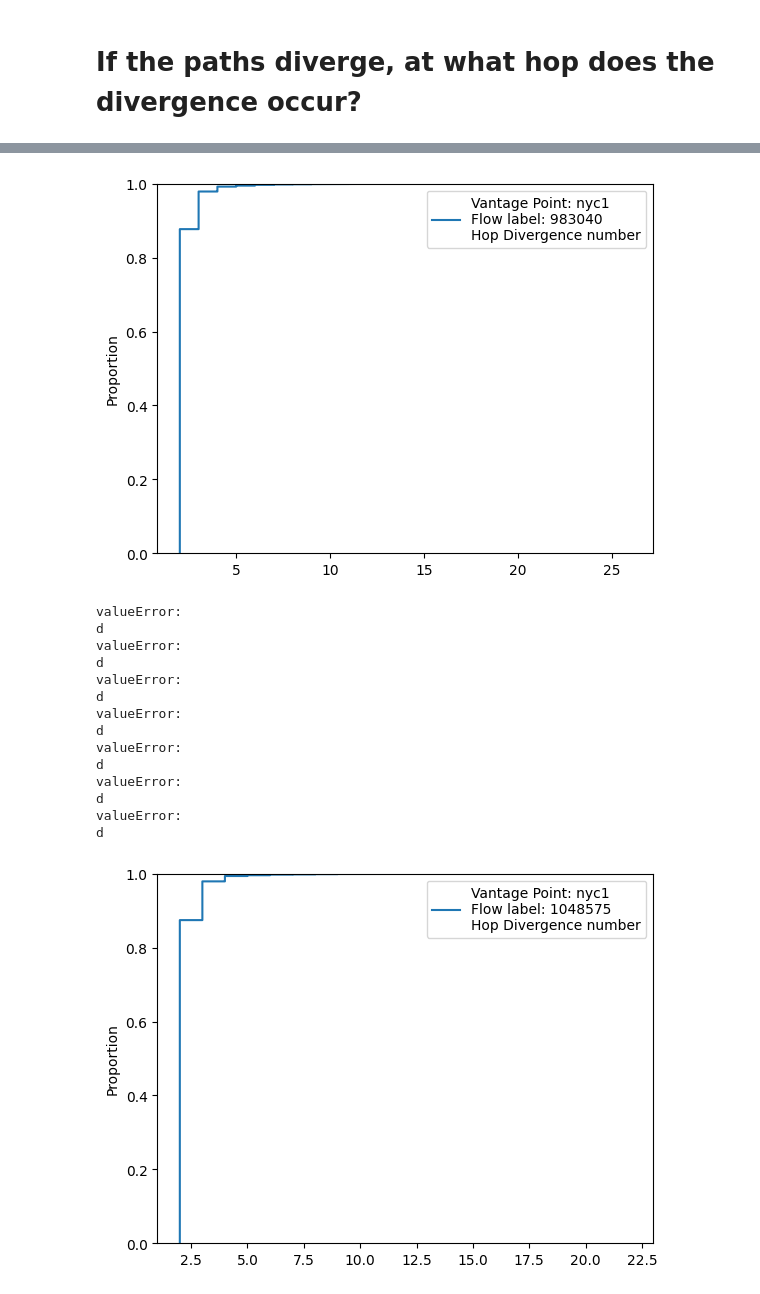
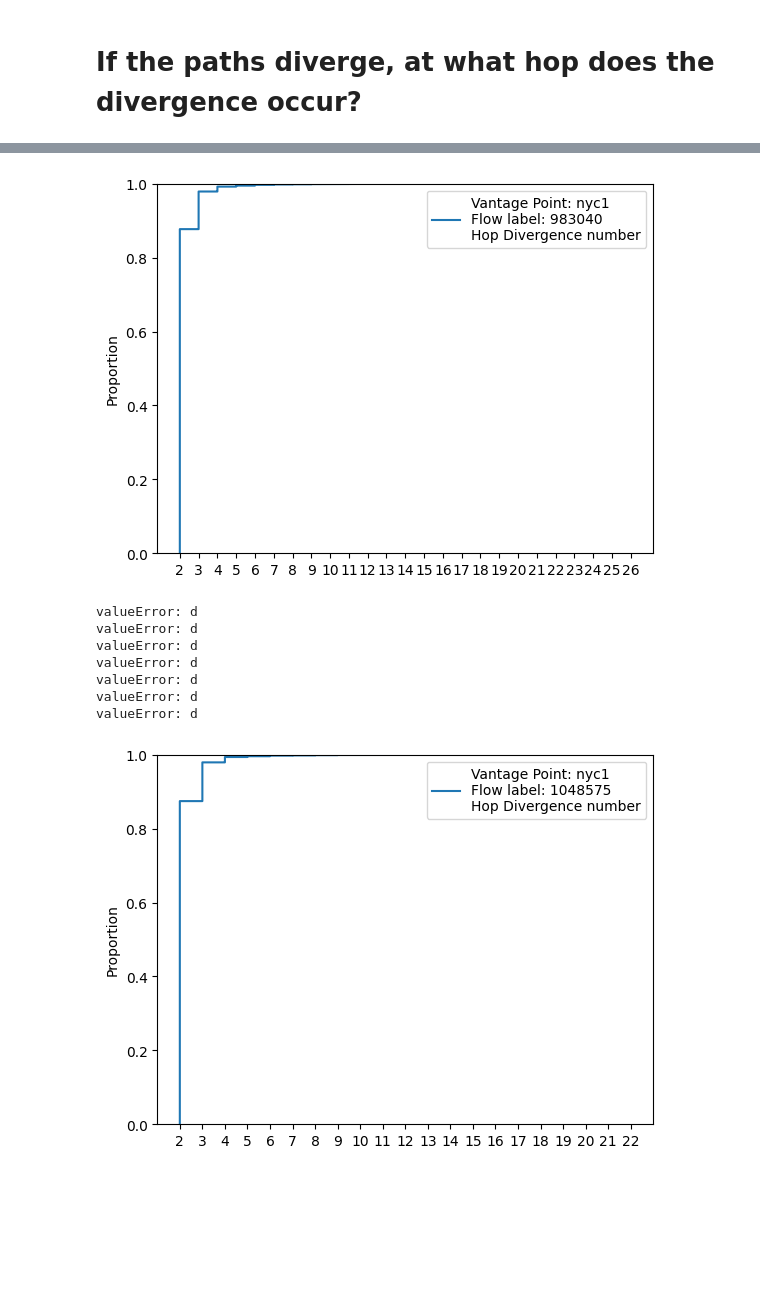
Before and after one commit to meeps44/scripts, a Jupyter notebook: stats/jupyter-notebooks/nyc1.ipynb, the cells around one changed output, grey strips where cells are left out. Drawn from its saved outputs; the diff is of its cells as text; code cells hidden in the pictures; blank space fills up the shorter version.

Commit message:
Fixes to cdf plot

```diff
--- a/stats/jupyter-notebooks/nyc1.ipynb
+++ b/stats/jupyter-notebooks/nyc1.ipynb
@@ -765,6 +765,8 @@ nyc1                                                     155763
 # %% [markdown]
 # If the paths diverge, at what hop does the divergence occur?
 # %%
+import numpy as np
+import matplotlib.pyplot as plt
 import seaborn as sns
 import time
 df: pd.DataFrame = sq.load_single(db_path)
@@ -791,36 +793,6 @@ def get_len_of_shortest_list(list_of_lists: list) -> int:
             shortest_list_len = len(lst)
     return shortest_list_len
 
-# Old:
-def df_get_lowest_hop_number_where_lists_diverge(df: pd.DataFrame) -> int:
-    columns = df.loc[:, ["HOP_IP_ADDRESSES", "HOP_NUMBERS"]]
-    count = 0
-    list_of_lists = list()
-    # Create list of lists
-    for row in columns.itertuples():
-        ip_addresses: list = str(row[1]).split()
-        hop_numbers: list = str(row[2]).split()
-        # Create list of (ip-address, hop-number) tuples
-        list_of_pairs: list = [(ip, hop_numbers[idx]) for idx, ip in enumerate(ip_addresses)]
-        list_of_lists.append(list_of_pairs)
-
-    #longest_list_len = get_len_of_longest_list(list_of_lists)
-    shortest_list_len = get_len_of_shortest_list(list_of_lists)
-
-    # Compare list of lists and return the index where they diverge
-    for idx in range(shortest_list_len):
-        first_list_of_pairs = list_of_lists[0][idx]
-        for li in list_of_lists[1:]:
-            if first_list_of_pairs != li[idx]:
-                hop_numbers = list()
-                for i in list_of_lists:
-                    # Get the second item in the tuple, aka the hop_number
-                    hop_numbers.append(i[idx][1])
-                return min(hop_numbers)
-    # If we got this far, the hops did not diverge
-    return None
-
-# New:
 def get_divergence_hop_number(df: pd.DataFrame) -> str:
     # Setup: creating the combined columns, represented as a list of tuples
     zipped_list = list()
@@ -836,10 +808,6 @@ def get_divergence_hop_number(df: pd.DataFrame) -> str:
         zipped = list(zip(hop_ip_addresses, hop_numbers, strict=True))
         zipped_list.append(zipped)
 
-    #print("zipped list:")
-    #print(zipped_list)
-    #time.sleep(10000)
-
     # If the zipped list is empty, return immediately
     if not zipped_list:
         return None
@@ -851,27 +819,14 @@ def get_divergence_hop_number(df: pd.DataFrame) -> str:
 
     # Compare the items in the two lists and get the hop number
     shortest_list_len = get_len_of_shortest_list(zipped_list)
-    #print("shortest_list_len:")
-    #print(shortest_list_len)
     for i in range(shortest_list_len):
         try:
             if zipped_list[0][i] != zipped_list[1][i]:
-                #print("zipped list[0][0]")
-                #print(zipped_list[0][i])
-                #print("zipped list[1][0]")
-                #print(zipped_list[1][i])
-                #print("min:")
-                #print(min(zipped_list[0][i][1], zipped_list[1][i][1]))
-                #print("going to sleep")
-                #time.sleep(10000)
-                # Return the first hop number (the lowest) where
-                # a divergence was detected.
                 return min(zipped_list[0][i][1], zipped_list[1][i][1])
         except IndexError:
             return longest_list[0][i][1]
     # If we got this far, the hops did not diverge
     return None
-
 
 for flow_label in FLOW_LABELS:
     divergence_data = list()
@@ -891,9 +846,9 @@ for flow_label in FLOW_LABELS:
                 hop_num = int(i)
                 res.append(hop_num)
             except ValueError:
-                print("valueError: ")
-                print(i)
+                print(f"valueError: {i}")
     sns.ecdfplot(data=res, label=f"Vantage Point: {vantage_point}\nFlow label: {flow_label}\nHop Divergence number")
     plt.legend()
+    plt.xticks(np.arange(min(res), max(res)+1, 1.0))
     plt.show()
 # %% [output]
@@ -915,16 +864,9 @@ d
-[figure, old version]
+[figure, new version]
-valueError:
-d
-valueError:
-d
-valueError:
-d
-valueError:
-d
-valueError:
-d
-valueError:
-d
-valueError:
-d
+valueError: d
+valueError: d
+valueError: d
+valueError: d
+valueError: d
+valueError: d
+valueError: d
-[figure, old version]
+[figure, new version]
```
Also changed, not shown: parts of 4 cells of this notebook.
